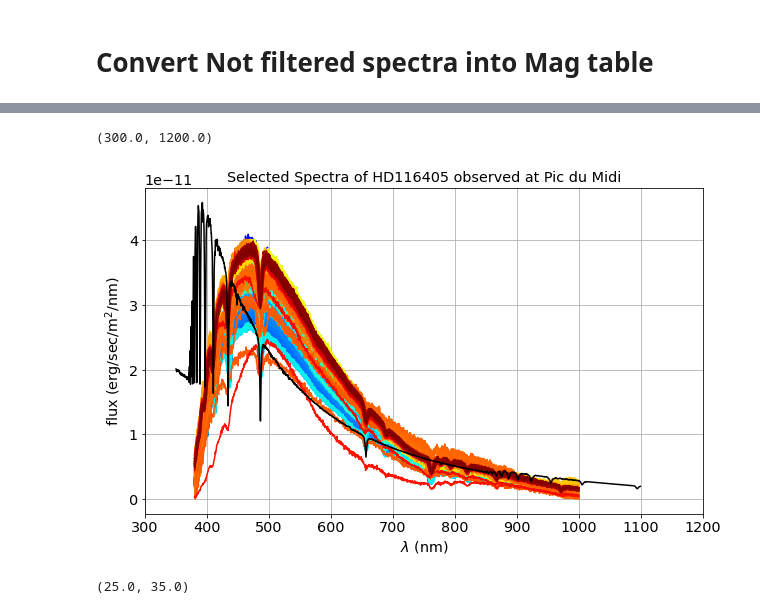
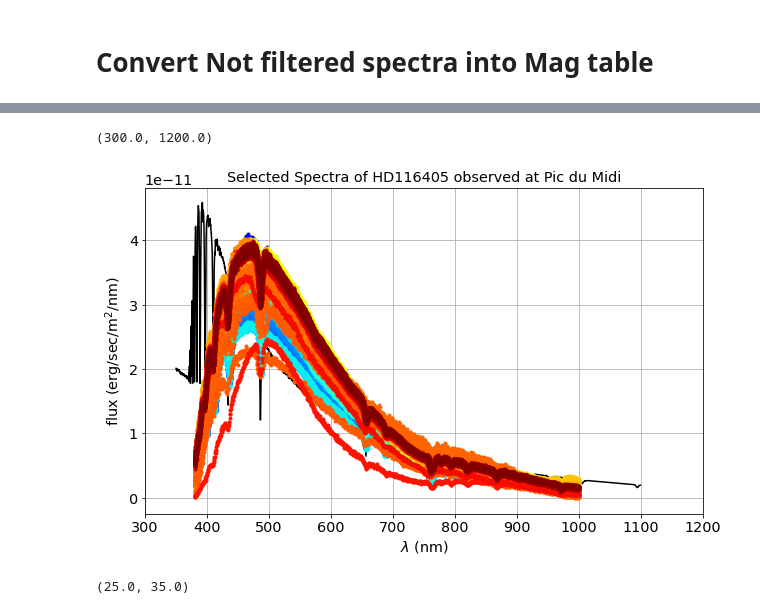
Before and after one commit to sylvielsstfr/PhotomCorrectAuxTel, a Jupyter notebook: analysis/MLfit_gp_data/ViewPDMData.ipynb, the cells around one changed output, grey strips where cells are left out. Cells and saved outputs as stored; diff of their text form; code cells hidden in the pictures.

```diff
--- a/analysis/MLfit_gp_data/ViewPDMData.ipynb
+++ b/analysis/MLfit_gp_data/ViewPDMData.ipynb
@@ -629,20 +630,21 @@ logger.info(msg)
 # %%
 fig=plt.figure()
 ax=fig.add_subplot(111)
 for ifile in np.arange(NBFILES):
     the_df=all_df_filt[ifile]
 
-    ax.plot(the_df.wavelength,the_df.flux,color=all_colors[ifile])
+    #ax.plot(the_df.wavelength,the_df.flux,color=all_colors[ifile])
+    ax.errorbar(the_df.wavelength,the_df.flux,yerr=the_df.errflux, fmt = '.', color=all_colors[ifile],capsize = 0.01, ecolor=all_colors[ifile], elinewidth = 0.01)
 ax.grid()
 ax.set_xlabel("$\lambda$ (nm)")
 ax.set_ylabel("flux (erg/sec/m$^2$/nm)")
 title=f"Selected Spectra of {target} observed at Pic du Midi"
 ax.set_title(title)
 ax.plot(sed_w,sed_f,'k-')
 ax.set_xlim(300,1200)
 # %% [output]
 (300.0, 1200.0)
-[figure, old version]
+[figure, new version]
 # %%
 fig=plt.figure()
 ax=fig.add_subplot(111)
```
Also changed, not shown: parts of 8 cells of this notebook, 1 other file.
